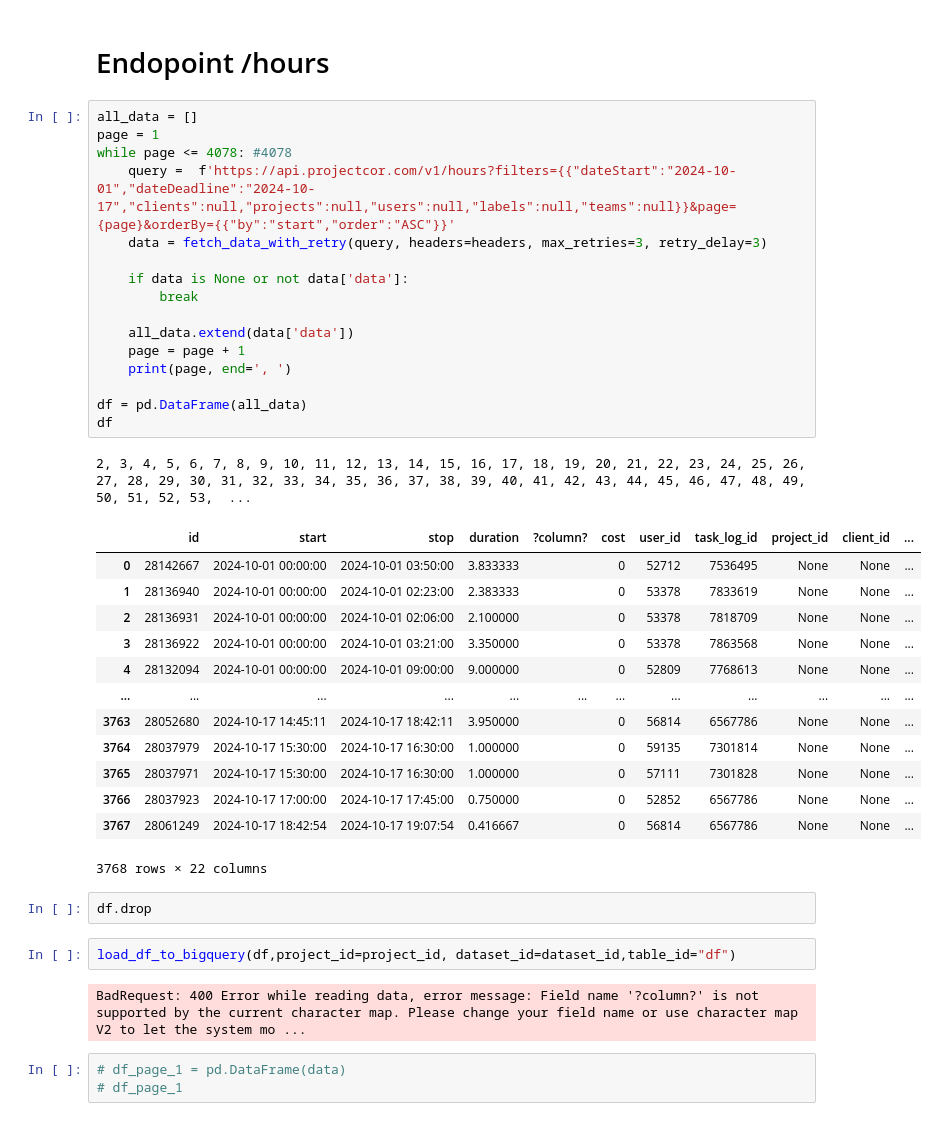
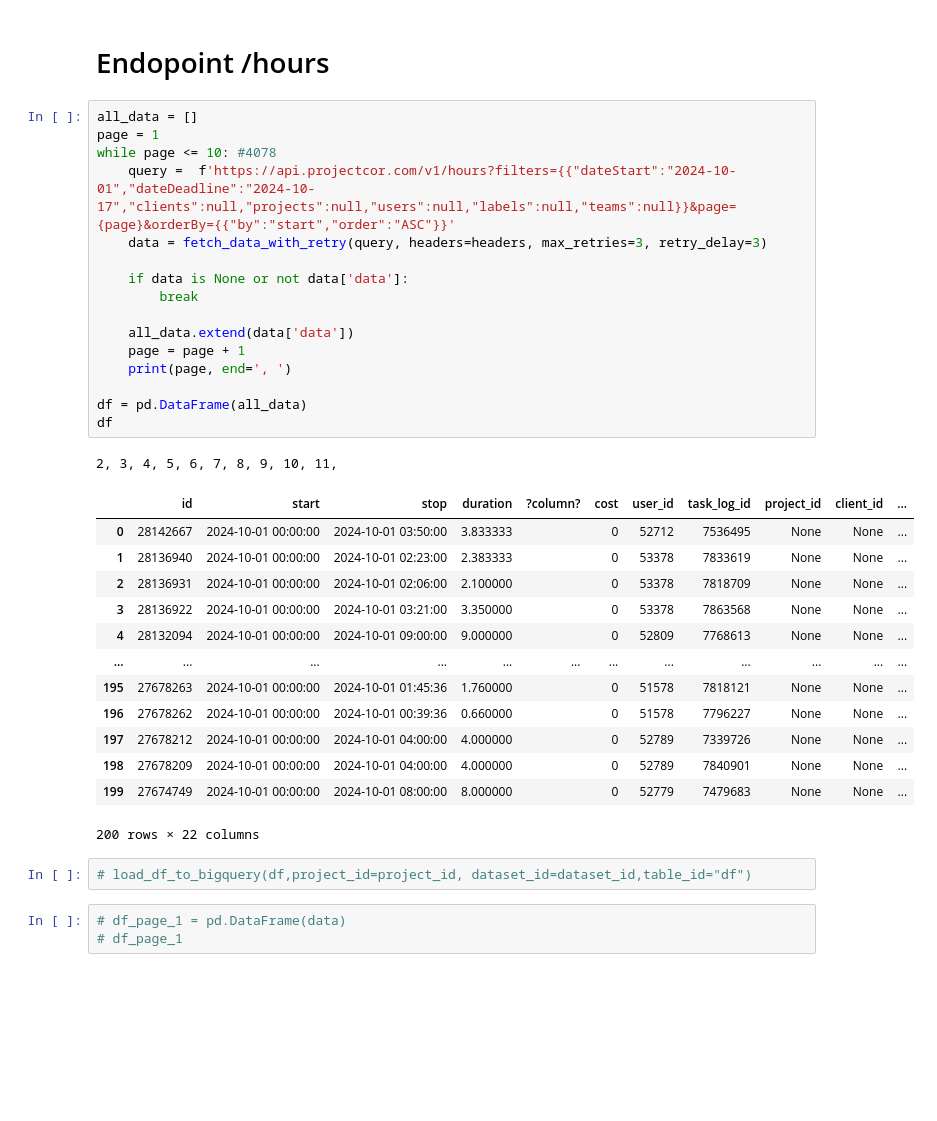
Before and after one commit to jonathasrc/soulcode, a Jupyter notebook: projeto_final/projeto_final_work.ipynb, the cells around one changed output. Cells and saved outputs as stored; diff of their text form; blank space fills up the shorter version.

```diff
--- a/projeto_final/projeto_final_work.ipynb
+++ b/projeto_final/projeto_final_work.ipynb
@@ -205,40 +205,36 @@ display(df_info)
 # %%
 all_data = []
 page = 1
-while page <= 4078: #4078
+while page <= 10: #4078
     query =  f'https://api.projectcor.com/v1/hours?filters={{"dateStart":"2024-10-01","dateDeadline":"2024-10-17","clients":null,"projects":null,"users":null,"labels":null,"teams":null}}&page={page}&orderBy={{"by":"start","order":"ASC"}}'
     data = fetch_data_with_retry(query, headers=headers, max_retries=3, retry_delay=3)
 
     if data is None or not data['data']:
         break
 
     all_data.extend(data['data'])
     page = page + 1
     print(page, end=', ')
 
 df = pd.DataFrame(all_data)
 df
 # %% [output]
-2, 3, 4, 5, 6, 7, 8, 9, 10, 11, 12, 13, 14, 15, 16, 17, 18, 19, 20, 21, 22, 23, 24, 25, 26, 27, 28, 29, 30, 31, 32, 33, 34, 35, 36, 37, 38, 39, 40, 41, 42, 43, 44, 45, 46, 47, 48, 49, 50, 51, 52, 53,  ...
+2, 3, 4, 5, 6, 7, 8, 9, 10, 11,
 |  | id | start | stop | duration | ?column? | cost | user_id | task_log_id | project_id | client_id | ... |
 | 0 | 28142667 | 2024-10-01 00:00:00 | 2024-10-01 03:50:00 | 3.833333 |  | 0 | 52712 | 7536495 | None | None | ... |
 | 1 | 28136940 | 2024-10-01 00:00:00 | 2024-10-01 02:23:00 | 2.383333 |  | 0 | 53378 | 7833619 | None | None | ... |
 | 2 | 28136931 | 2024-10-01 00:00:00 | 2024-10-01 02:06:00 | 2.100000 |  | 0 | 53378 | 7818709 | None | None | ... |
 | 3 | 28136922 | 2024-10-01 00:00:00 | 2024-10-01 03:21:00 | 3.350000 |  | 0 | 53378 | 7863568 | None | None | ... |
 | 4 | 28132094 | 2024-10-01 00:00:00 | 2024-10-01 09:00:00 | 9.000000 |  | 0 | 52809 | 7768613 | None | None | ... |
 | ... | ... | ... | ... | ... | ... | ... | ... | ... | ... | ... | ... |
-| 3763 | 28052680 | 2024-10-17 14:45:11 | 2024-10-17 18:42:11 | 3.950000 |  | 0 | 56814 | 6567786 | None | None | ... |
-| 3764 | 28037979 | 2024-10-17 15:30:00 | 2024-10-17 16:30:00 | 1.000000 |  | 0 | 59135 | 7301814 | None | None | ... |
-| 3765 | 28037971 | 2024-10-17 15:30:00 | 2024-10-17 16:30:00 | 1.000000 |  | 0 | 57111 | 7301828 | None | None | ... |
-| 3766 | 28037923 | 2024-10-17 17:00:00 | 2024-10-17 17:45:00 | 0.750000 |  | 0 | 52852 | 6567786 | None | None | ... |
-| 3767 | 28061249 | 2024-10-17 18:42:54 | 2024-10-17 19:07:54 | 0.416667 |  | 0 | 56814 | 6567786 | None | None | ... |
+| 195 | 27678263 | 2024-10-01 00:00:00 | 2024-10-01 01:45:36 | 1.760000 |  | 0 | 51578 | 7818121 | None | None | ... |
+| 196 | 27678262 | 2024-10-01 00:00:00 | 2024-10-01 00:39:36 | 0.660000 |  | 0 | 51578 | 7796227 | None | None | ... |
+| 197 | 27678212 | 2024-10-01 00:00:00 | 2024-10-01 04:00:00 | 4.000000 |  | 0 | 52789 | 7339726 | None | None | ... |
+| 198 | 27678209 | 2024-10-01 00:00:00 | 2024-10-01 04:00:00 | 4.000000 |  | 0 | 52789 | 7840901 | None | None | ... |
+| 199 | 27674749 | 2024-10-01 00:00:00 | 2024-10-01 08:00:00 | 8.000000 |  | 0 | 52779 | 7479683 | None | None | ... |
-3768 rows × 22 columns
+200 rows × 22 columns
-# %%
-df.drop
 # %%
-load_df_to_bigquery(df,project_id=project_id, dataset_id=dataset_id,table_id="df")
+# load_df_to_bigquery(df,project_id=project_id, dataset_id=dataset_id,table_id="df")
-# %% [output]
-BadRequest: 400 Error while reading data, error message: Field name '?column?' is not supported by the current character map. Please change your field name or use character map V2 to let the system mo ...
 # %%
 # df_page_1 = pd.DataFrame(data)
 # df_page_1
```
Also changed, not shown: parts of 45 cells of this notebook.
